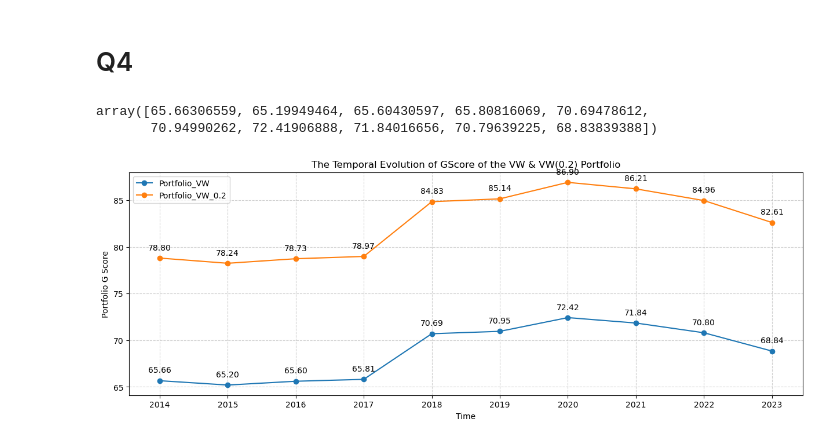
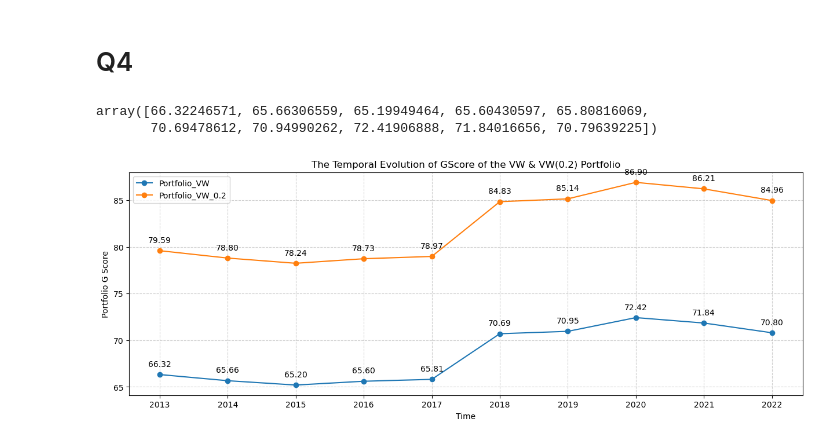
Before and after one commit to youli99/S-E-Finance, a Jupyter notebook: HW2.ipynb, the cells around one changed output. Saved outputs shown, nothing was run; the diff lists cells and outputs as text; code cells hidden in the pictures.

```diff
--- a/HW2.ipynb
+++ b/HW2.ipynb
@@ -1266,18 +1269,20 @@ plt.show()
 # %% [markdown]
 # Q4
 # %%
-# calculate the value weight for 2014-2023 at the end of each year
+# calculate the value weight for 2014-2023 at the end of last year
 
-# mc_weight_1323 = temp1323_mc.div(temp1323_mc.sum(axis=0), axis=1)
+mc_weight_1323 = temp1323_mc.div(temp1323_mc.sum(axis=0), axis=1)
 
-weights_vw_y = mc_weight_p2.iloc[:, [(i * 12 - 1) for i in range(1,11)]]
+weights_vw_y = mc_weight_1323.iloc[:, [(i * 12 - 1) for i in range(1,11)]] # from end of year 2013 to end of year 2022
+
+weights_vw_y_1423 = mc_weight_p2.iloc[:, [(i * 12 - 1) for i in range(1,11)]] # from end of year 2013 to end of year 2022
 # %%
-# calculate the G Score of VW portfolio over 2014-2023
-GScore_vw = (weights_vw_y.values * GScore_1423.values).sum(axis=0)
+# calculate the G Score of VW portfolio over 2013-2022
+GScore_vw = (weights_vw_y.values * GScore_1322.values).sum(axis=0)
 GScore_vw
 # %% [output]
-array([65.66306559, 65.19949464, 65.60430597, 65.80816069, 70.69478612,
-       70.94990262, 72.41906888, 71.84016656, 70.79639225, 68.83839388])
+array([66.32246571, 65.66306559, 65.19949464, 65.60430597, 65.80816069,
+       70.69478612, 70.94990262, 72.41906888, 71.84016656, 70.79639225])
 # %%
 # reallocate the portfolio composition to improve GScore by 20%
 weights_vw_improved = []
@@ -1292,7 +1297,8 @@ for start in start_index2:
     objective_vw_improved = cp.Minimize(cp.quad_form((alpha_df - weights_vw_y.iloc[:, start // 12].values.reshape((-1, 1))), cov_df_fixed))
     constraints_vw_improved = [cp.sum(alpha_df) == 1,
                                alpha_df >= 0,
-                               (alpha_df.T @ GScore_1423.iloc[:, start // 12 ])[0] >= GScore_vw[start // 12] * 1.2]
+                               (alpha_df.T @ GScore_1322.iloc[:, start // 12 ])[0] >= GScore_vw[start // 12] * 1.2]
+
 
     prob_vw_improved = cp.Problem(objective_vw_improved, constraints_vw_improved)
     prob_vw_improved.solve(solver=cp.GUROBI)
@@ -1322,27 +1328,27 @@ weights_vw_y_improved = []
 for i in range(0, 10):
     w = weights_vw_improved[i * 12]
     weights_vw_y_improved.append(w) # extract the yearly weights from monthly weights
-    GScore_vw_improved.append((w @ GScore_1423.iloc[:, i])[0])
+    GScore_vw_improved.append((w @ GScore_1322.iloc[:, i])[0])
 
 # GScore_vw_improved_addtime = pd.DataFrame([GScore_vw_improved], columns=GScore_1423.columns)
 # %%
 # compare vw & vw(0.2)
 plt.figure(figsize=(15, 5))
 plt.plot(GScore_vw, 'o-', label="Portfolio_VW")
 plt.plot(GScore_vw_improved, 'o-', label="Portfolio_VW_0.2")
 plt.title('The Temporal Evolution of GScore of the VW & VW(0.2) Portfolio')
-plt.xticks(ticks=range(10), labels=range(2014, 2024))
+plt.xticks(ticks=range(10), labels=range(2013, 2023))
 plt.xlabel("Time")
 plt.ylabel("Portfolio G Score")
 plt.grid(True, linestyle="--", alpha=0.6)
 for i, value in enumerate(GScore_vw):
     plt.annotate(f'{value:.2f}', (i, value), textcoords="offset points", xytext=(0,10), ha='center')
 for i, value in enumerate(GScore_vw_improved):
     plt.annotate(f'{value:.2f}', (i, value), textcoords="offset points", xytext=(0,10), ha='center')
 plt.legend()
 plt.show()
 # %% [output]
-[figure, old version]
+[figure, new version]
 # %%
 # compute the properties of the portfolio
 R_m_vw_improved = pd.DataFrame(R_m_vw_improved)
```
Also changed, not shown: parts of 25 cells of this notebook.
